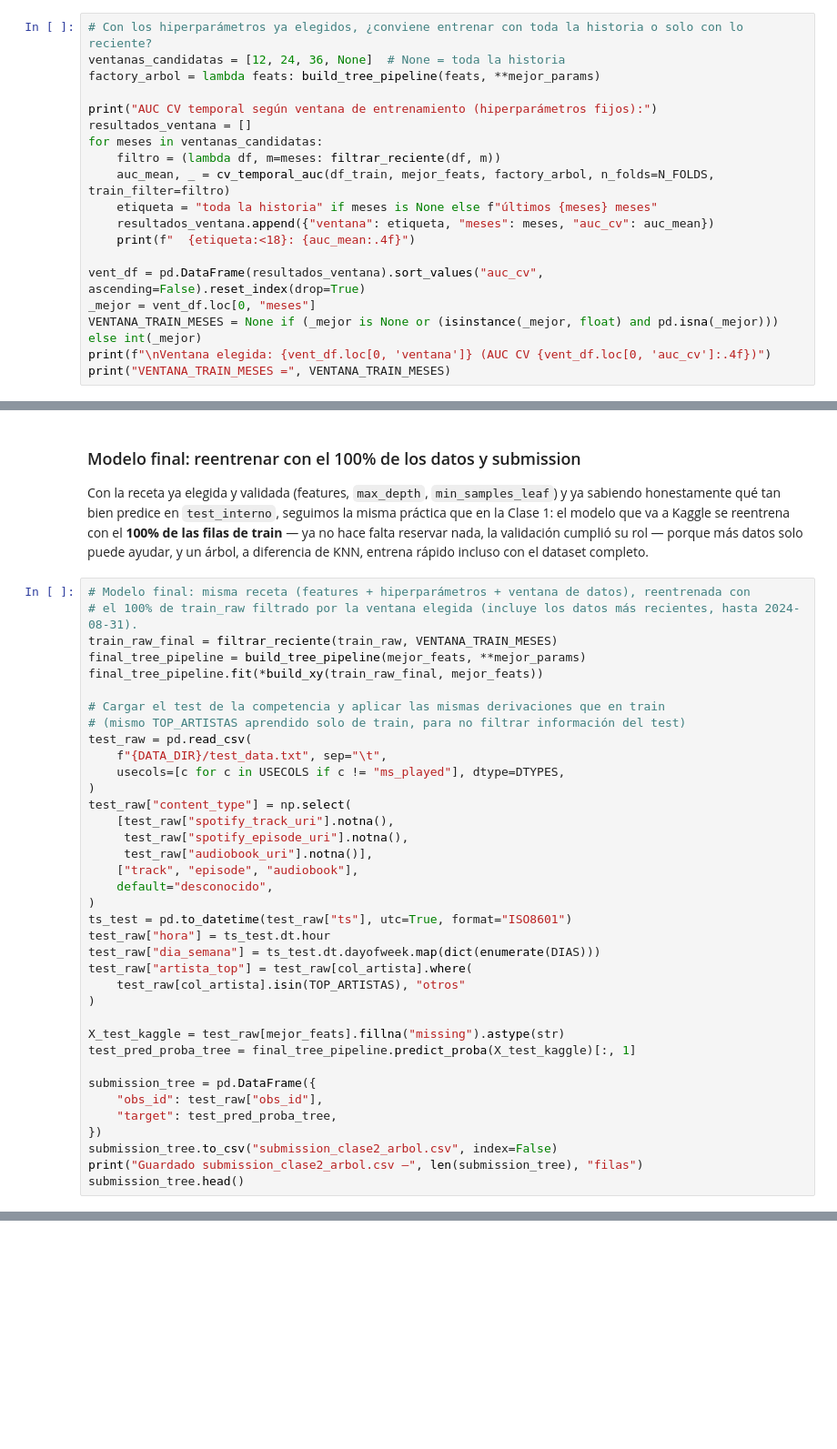
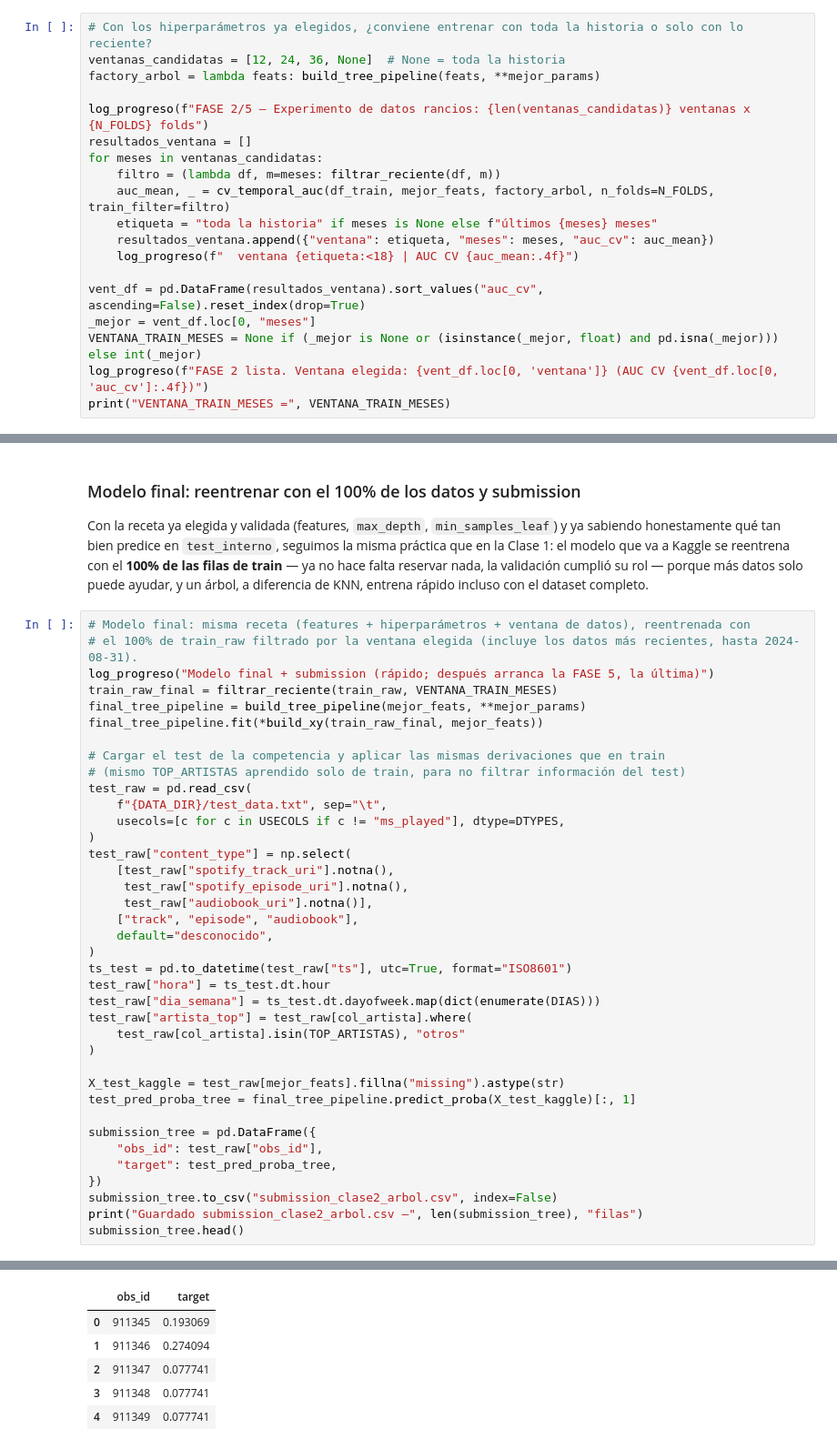
Before and after one commit to smajorani/utdt-data-mining, a Jupyter notebook: tp_spotify_clase2_arboles_2.ipynb, the cells around one changed output, grey strips where cells are left out. Shown at 91% size. Cells and saved outputs as stored; diff of their text form; blank space fills up the shorter version.

```diff
--- a/tp_spotify_clase2_arboles_2.ipynb
+++ b/tp_spotify_clase2_arboles_2.ipynb
@@ -292,17 +354,17 @@ Para cada ventana candidata, en cada fold expansivo filtramos el entrenamiento a
 ventanas_candidatas = [12, 24, 36, None]  # None = toda la historia
 factory_arbol = lambda feats: build_tree_pipeline(feats, **mejor_params)
 
-print("AUC CV temporal según ventana de entrenamiento (hiperparámetros fijos):")
+log_progreso(f"FASE 2/5 — Experimento de datos rancios: {len(ventanas_candidatas)} ventanas x {N_FOLDS} folds")
 resultados_ventana = []
 for meses in ventanas_candidatas:
     filtro = (lambda df, m=meses: filtrar_reciente(df, m))
     auc_mean, _ = cv_temporal_auc(df_train, mejor_feats, factory_arbol, n_folds=N_FOLDS, train_filter=filtro)
     etiqueta = "toda la historia" if meses is None else f"últimos {meses} meses"
     resultados_ventana.append({"ventana": etiqueta, "meses": meses, "auc_cv": auc_mean})
-    print(f"  {etiqueta:<18}: {auc_mean:.4f}")
+    log_progreso(f"  ventana {etiqueta:<18} | AUC CV {auc_mean:.4f}")
 
 vent_df = pd.DataFrame(resultados_ventana).sort_values("auc_cv", ascending=False).reset_index(drop=True)
 _mejor = vent_df.loc[0, "meses"]
 VENTANA_TRAIN_MESES = None if (_mejor is None or (isinstance(_mejor, float) and pd.isna(_mejor))) else int(_mejor)
-print(f"\nVentana elegida: {vent_df.loc[0, 'ventana']} (AUC CV {vent_df.loc[0, 'auc_cv']:.4f})")
+log_progreso(f"FASE 2 lista. Ventana elegida: {vent_df.loc[0, 'ventana']} (AUC CV {vent_df.loc[0, 'auc_cv']:.4f})")
 print("VENTANA_TRAIN_MESES =", VENTANA_TRAIN_MESES)
@@ -413,6 +504,7 @@ Con la receta ya elegida y validada (features, `max_depth`, `min_samples_leaf`)
 # %%
 # Modelo final: misma receta (features + hiperparámetros + ventana de datos), reentrenada con
 # el 100% de train_raw filtrado por la ventana elegida (incluye los datos más recientes, hasta 2024-08-31).
+log_progreso("Modelo final + submission (rápido; después arranca la FASE 5, la última)")
 train_raw_final = filtrar_reciente(train_raw, VENTANA_TRAIN_MESES)
 final_tree_pipeline = build_tree_pipeline(mejor_feats, **mejor_params)
 final_tree_pipeline.fit(*build_xy(train_raw_final, mejor_feats))
@@ -447,3 +539,4 @@ submission_tree = pd.DataFrame({
 submission_tree.to_csv("submission_clase2_arbol.csv", index=False)
 print("Guardado submission_clase2_arbol.csv —", len(submission_tree), "filas")
 submission_tree.head()
+# %% [output]
@@ -450 +545,7 @@ submission_tree.head()
+|  | obs_id | target |
+| 0 | 911345 | 0.193069 |
+| 1 | 911346 | 0.274094 |
+| 2 | 911347 | 0.077741 |
+| 3 | 911348 | 0.077741 |
+| 4 | 911349 | 0.077741 |
 # %% [markdown]
```
Also changed, not shown: parts of 15 cells of this notebook, 8 other files.
